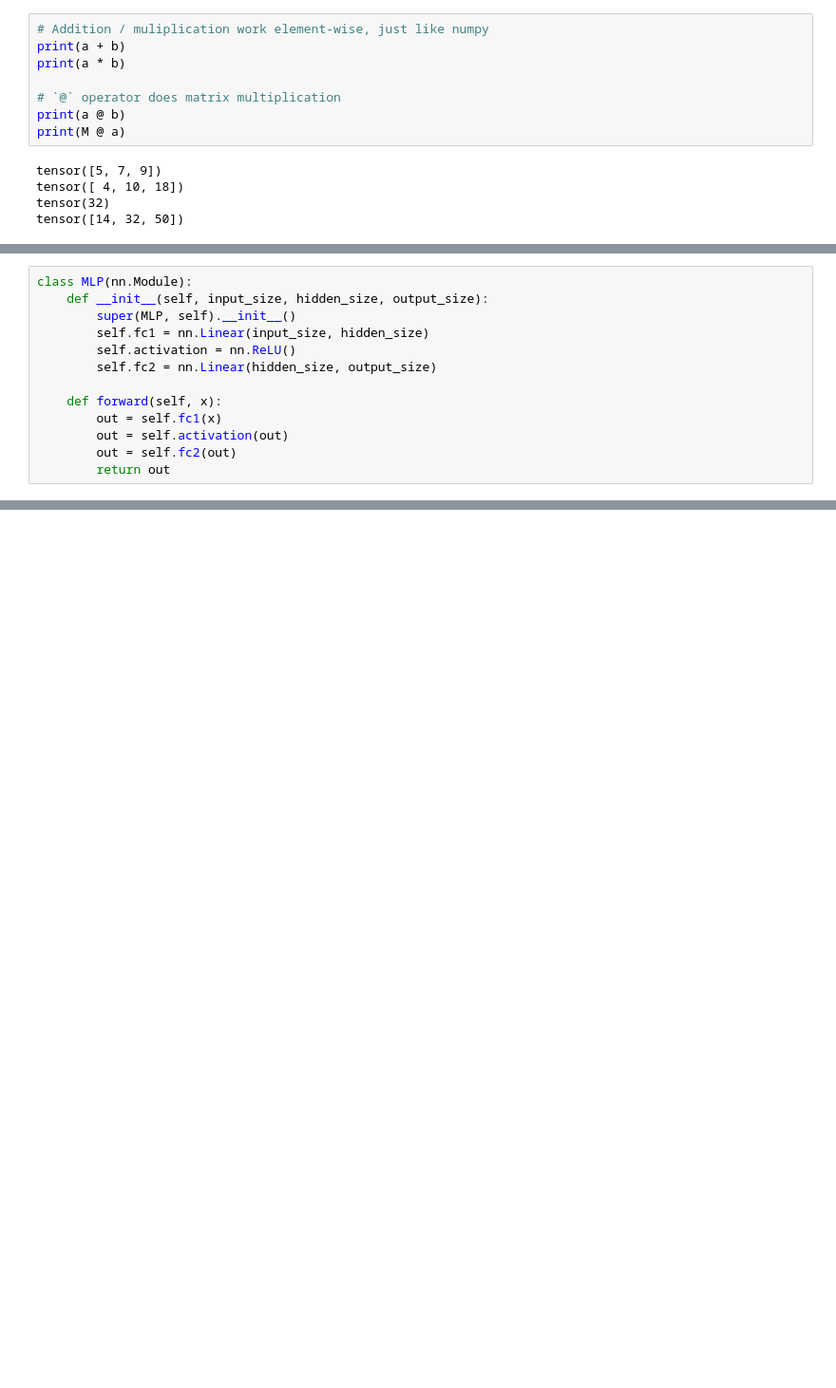
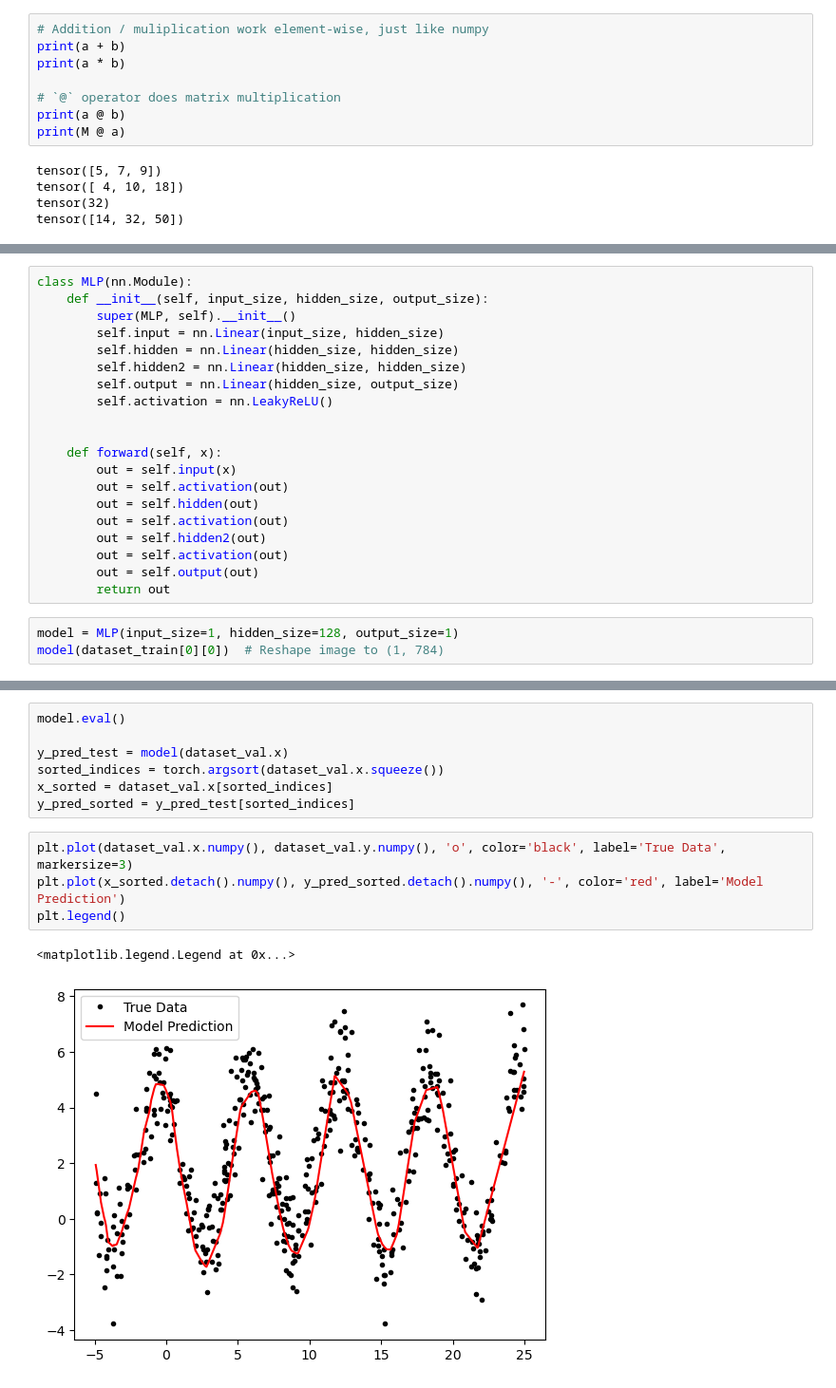
Before and after one commit to clarkmiyamoto/PHYS-GA-2033-Spring2026, a Jupyter notebook: code/pytorch101.ipynb, the cells around one changed output, grey strips where cells are left out. Shown at 95% size. Saved outputs shown, nothing was run; the diff lists cells and outputs as text; blank space fills up the shorter version.

```diff
--- a/code/pytorch101.ipynb
+++ b/code/pytorch101.ipynb
@@ -88,12 +176,22 @@ where the model parameter $\theta = \{W^{(\ell)}, b^{(\ell)}\}_{\ell=0}^L$ and $
 class MLP(nn.Module):
     def __init__(self, input_size, hidden_size, output_size):
         super(MLP, self).__init__()
-        self.fc1 = nn.Linear(input_size, hidden_size)
-        self.activation = nn.ReLU()
-        self.fc2 = nn.Linear(hidden_size, output_size)
+        self.input = nn.Linear(input_size, hidden_size)
+        self.hidden = nn.Linear(hidden_size, hidden_size)
+        self.hidden2 = nn.Linear(hidden_size, hidden_size)
+        self.output = nn.Linear(hidden_size, output_size)
+        self.activation = nn.LeakyReLU()
+
 
     def forward(self, x):
-        out = self.fc1(x)
+        out = self.input(x)
         out = self.activation(out)
-        out = self.fc2(out)
+        out = self.hidden(out)
+        out = self.activation(out)
+        out = self.hidden2(out)
+        out = self.activation(out)
+        out = self.output(out)
         return out
+# %%
+model = MLP(input_size=1, hidden_size=128, output_size=1)
+model(dataset_train[0][0])  # Reshape image to (1, 784)
@@ -103,0 +285,14 @@ class MLP(nn.Module):
+# %%
+model.eval()
+
+y_pred_test = model(dataset_val.x)
+sorted_indices = torch.argsort(dataset_val.x.squeeze())
+x_sorted = dataset_val.x[sorted_indices]
+y_pred_sorted = y_pred_test[sorted_indices]
+# %%
+plt.plot(dataset_val.x.numpy(), dataset_val.y.numpy(), 'o', color='black', label='True Data', markersize=3)
+plt.plot(x_sorted.detach().numpy(), y_pred_sorted.detach().numpy(), '-', color='red', label='Model Prediction')
+plt.legend()
+# %% [output]
+<matplotlib.legend.Legend at 0x...>
+[figure, added]
```
Also changed, not shown: parts of 19 cells of this notebook, 16 other files.
